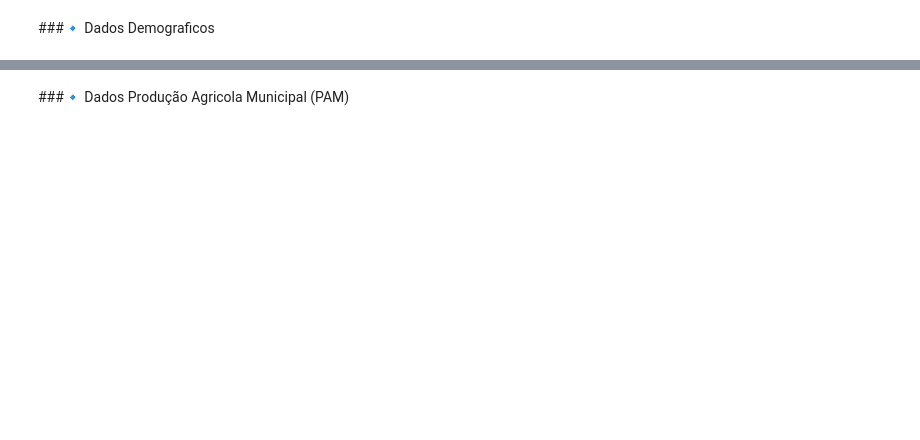
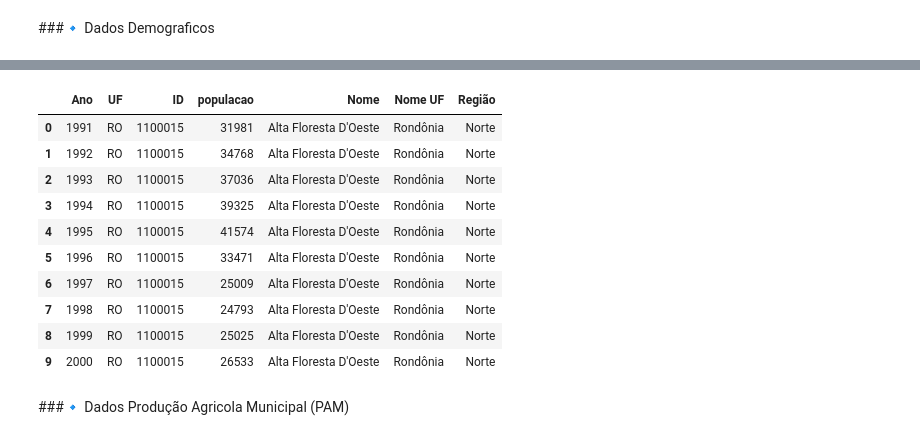
Before and after one commit to Jonathan-Paixao/Tech_Challenge_FIAP, a Jupyter notebook: ETL_FiapChall.ipynb, the cells around one changed output, grey strips where cells are left out. Drawn from its saved outputs; the diff is of its cells as text; code cells hidden in the pictures; blank space fills up the shorter version.

```diff
--- a/ETL_FiapChall.ipynb
+++ b/ETL_FiapChall.ipynb
@@ -866,0 +956,24 @@ avaliacao.head(10)
+# %%
+demografico = demografico.astype({
+    'Ano': 'Int64',
+    'UF': 'category',
+    'ID': 'Int64',
+    'populacao': 'Int64',
+    'Nome': 'string',
+    'Nome UF': 'category',
+    'Região': 'category'
+})
+# %%
+demografico.head(10)
+# %% [output]
+|  | Ano | UF | ID | populacao | Nome | Nome UF | Região |
+| 0 | 1991 | RO | 1100015 | 31981 | Alta Floresta D'Oeste | Rondônia | Norte |
+| 1 | 1992 | RO | 1100015 | 34768 | Alta Floresta D'Oeste | Rondônia | Norte |
+| 2 | 1993 | RO | 1100015 | 37036 | Alta Floresta D'Oeste | Rondônia | Norte |
+| 3 | 1994 | RO | 1100015 | 39325 | Alta Floresta D'Oeste | Rondônia | Norte |
+| 4 | 1995 | RO | 1100015 | 41574 | Alta Floresta D'Oeste | Rondônia | Norte |
+| 5 | 1996 | RO | 1100015 | 33471 | Alta Floresta D'Oeste | Rondônia | Norte |
+| 6 | 1997 | RO | 1100015 | 25009 | Alta Floresta D'Oeste | Rondônia | Norte |
+| 7 | 1998 | RO | 1100015 | 24793 | Alta Floresta D'Oeste | Rondônia | Norte |
+| 8 | 1999 | RO | 1100015 | 25025 | Alta Floresta D'Oeste | Rondônia | Norte |
+| 9 | 2000 | RO | 1100015 | 26533 | Alta Floresta D'Oeste | Rondônia | Norte |
```
Also changed, not shown: parts of 15 cells of this notebook.
